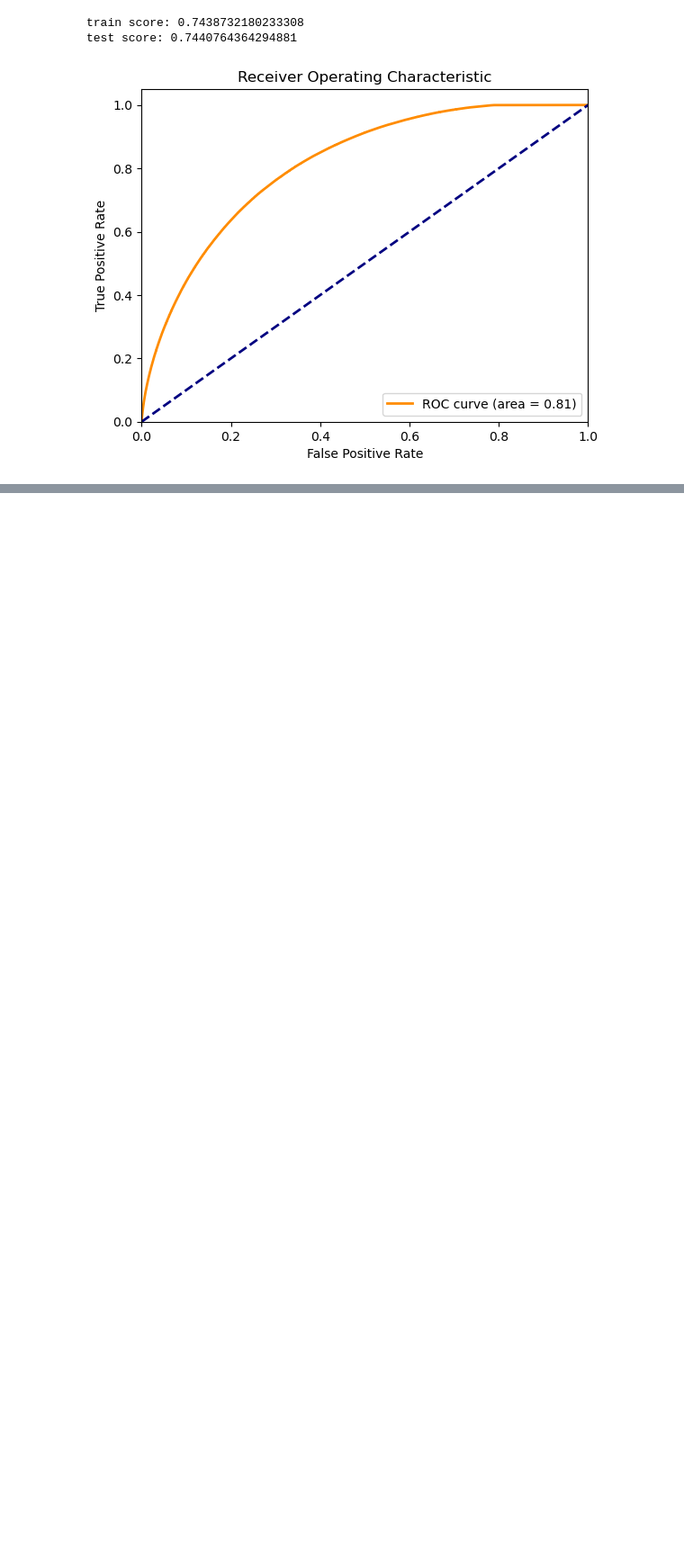
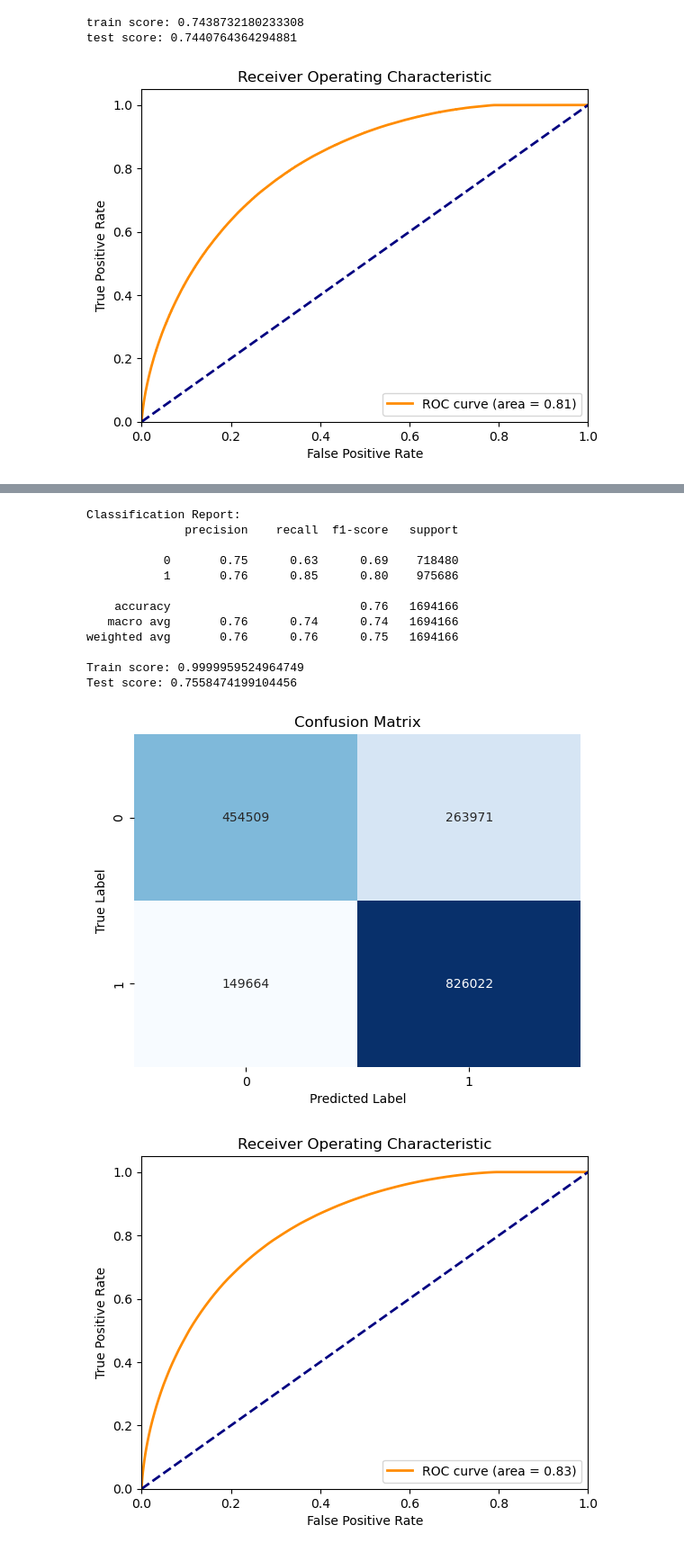
Before and after one commit to musairshad/Instacart-user-analysis, a Jupyter notebook: Instacart Basket Analysis 03.ipynb, the cells around one changed output, grey strips where cells are left out. Shown at 90% size. Drawn from its saved outputs; the diff is of its cells as text; code cells hidden in the pictures; blank space fills up the shorter version.

```diff
--- a/Instacart Basket Analysis.ipynb
+++ b/Instacart Basket Analysis 03.ipynb
@@ -884,0 +1096,19 @@ plt.show()
+# %%
+rfc = RandomForestClassifier(n_jobs=-1)
+
+rfc_train_acc, rfc_test_acc = model_evaluation(rfc, X_train, X_test, y_train, y_test)
+# %% [output]
+Classification Report:
+              precision    recall  f1-score   support
+
+           0       0.75      0.63      0.69    718480
+           1       0.76      0.85      0.80    975686
+
+    accuracy                           0.76   1694166
+   macro avg       0.76      0.74      0.74   1694166
+weighted avg       0.76      0.76      0.75   1694166
+
+Train score: 0.9999959524964749
+Test score: 0.7558474199104456
+[figure, added]
+[figure, added]
```
Also changed, not shown: parts of 63 cells of this notebook, 3 other files.
